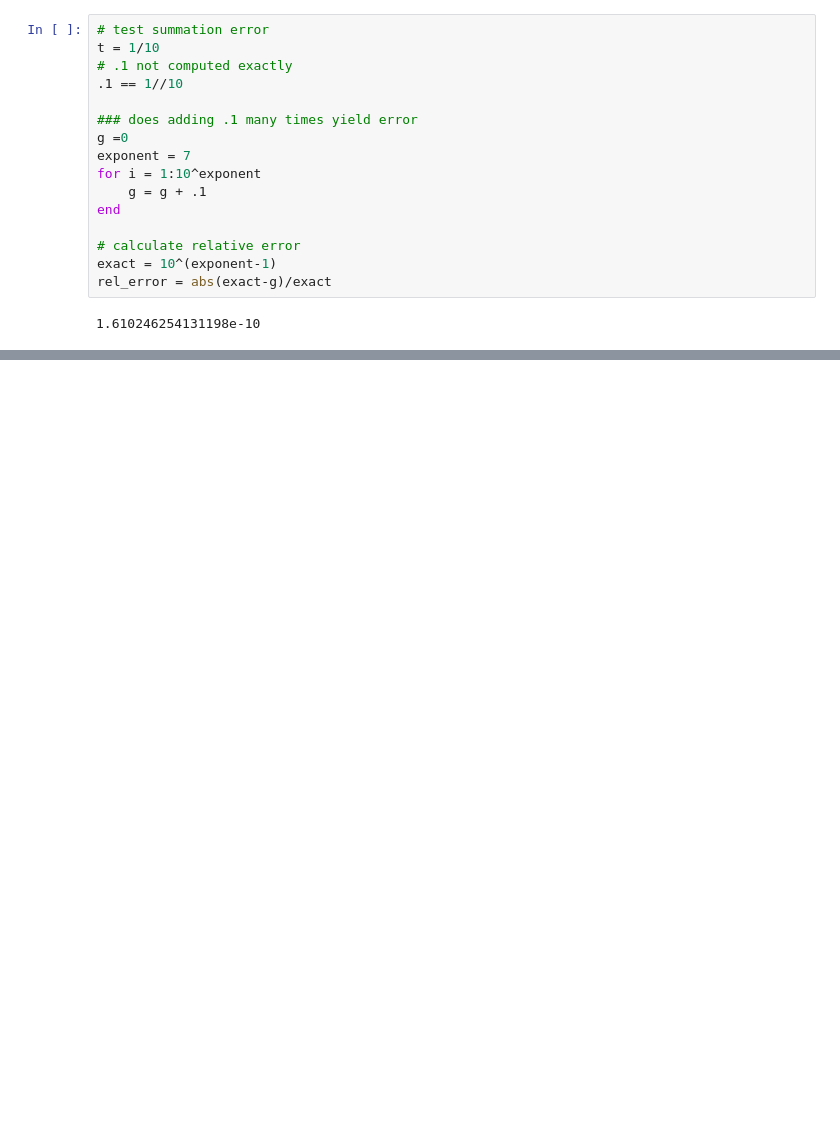
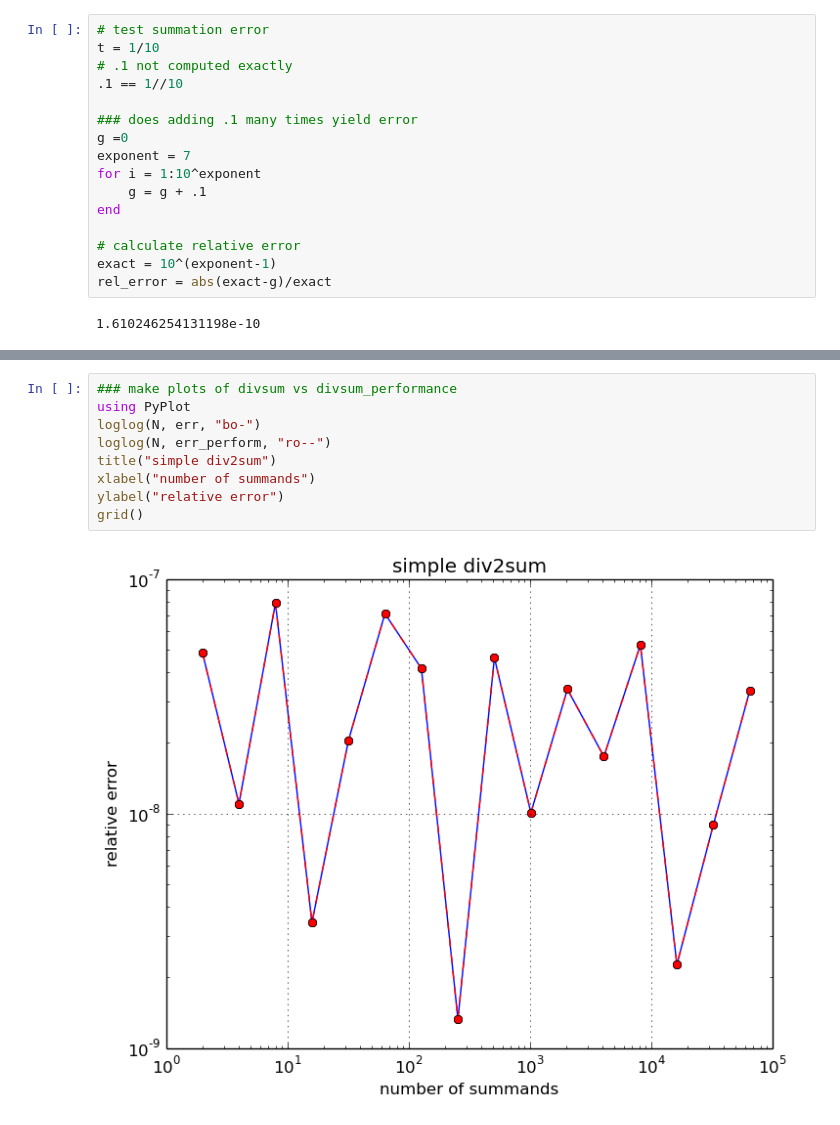
Before and after one commit to lhogstrom/ThornsInRoses, a Jupyter notebook: 18_335/18.335_PS1.ipynb, the cells around one changed output, grey strips where cells are left out. Saved outputs shown, nothing was run; the diff lists cells and outputs as text; blank space fills up the shorter version.

Commit message:
plotting relative floating point error for summation

```diff
--- a/18_335/18.335_PS1.ipynb
+++ b/18_335/18.335_PS1.ipynb
@@ -351,0 +482,11 @@ We come to the form:
+# %%
+### make plots of divsum vs divsum_performance
+using PyPlot
+loglog(N, err, "bo-")
+loglog(N, err_perform, "ro--")
+title("simple div2sum")
+xlabel("number of summands")
+ylabel("relative error")
+grid()
+# %% [output]
+[figure, added]
```
Also changed, not shown: parts of 15 cells of this notebook.
